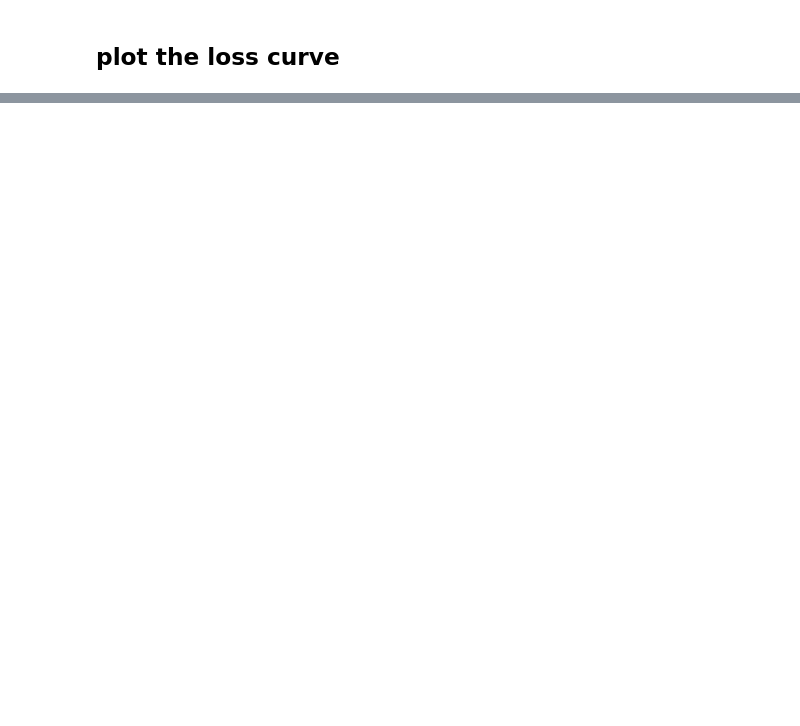
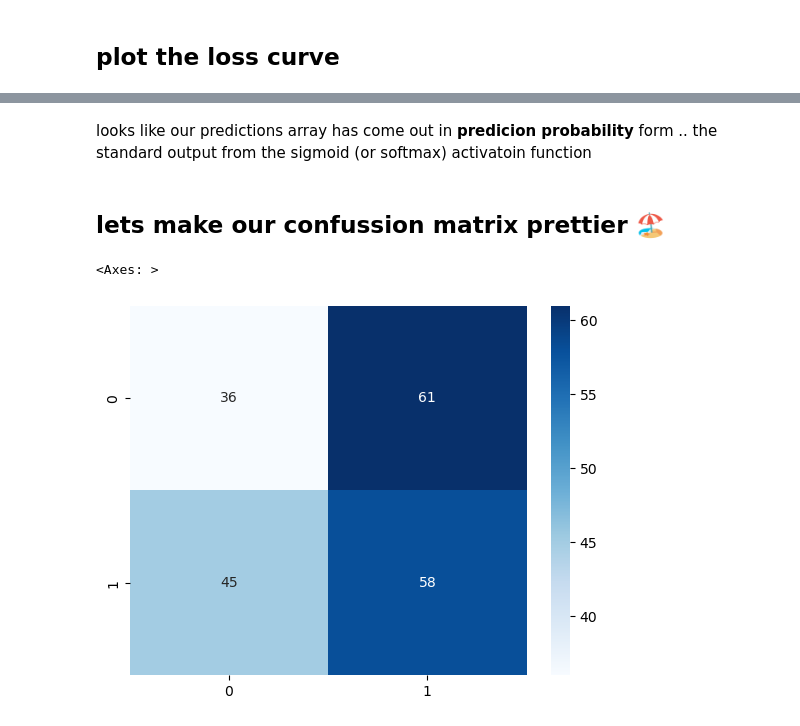
Before and after one commit to mageshyt/Machine-Learning-2023, a Jupyter notebook: Deep learning/02_neural_network_Classfication_in_tensorflow.ipynb, the cells around one changed output, grey strips where cells are left out. Drawn from its saved outputs; the diff is of its cells as text; code cells hidden in the pictures; blank space fills up the shorter version.

```diff
--- a/Deep learning/02_neural_network_Classfication_in_tensorflow.ipynb
+++ b/Deep learning/02_neural_network_Classfication_in_tensorflow.ipynb
@@ -779,0 +800,9 @@ Epoch 30/30
+# %%
+# create a confusion matrix
+
+from sklearn.metrics import confusion_matrix
+
+# make predictions
+y_preds=model9.predict(x_test)
+
+confusion_matrix(y_test,y_preds)
@@ -779,0 +812,18 @@ Epoch 30/30
+# %% [markdown]
+looks like our predictions array has come out in **predicion probability** form .. the standard output from the sigmoid (or softmax) activatoin function
+# %%
+# convert prediction probability to binarty format and view the ifrst 10
+
+converted_y_preds=tf.round(y_preds)
+# %%
+# create the confuccion matrix
+
+cm=confusion_matrix(y_test,converted_y_preds)
+# %% [markdown]
+## lets make our confussion matrix prettier 🏖
+# %%
+import seaborn as sns
+sns.heatmap(cm, annot=True, cmap='Blues')
+# %% [output]
+<Axes: >
+[figure, added]
```
Also changed, not shown: parts of 24 cells of this notebook, 7 other files.
